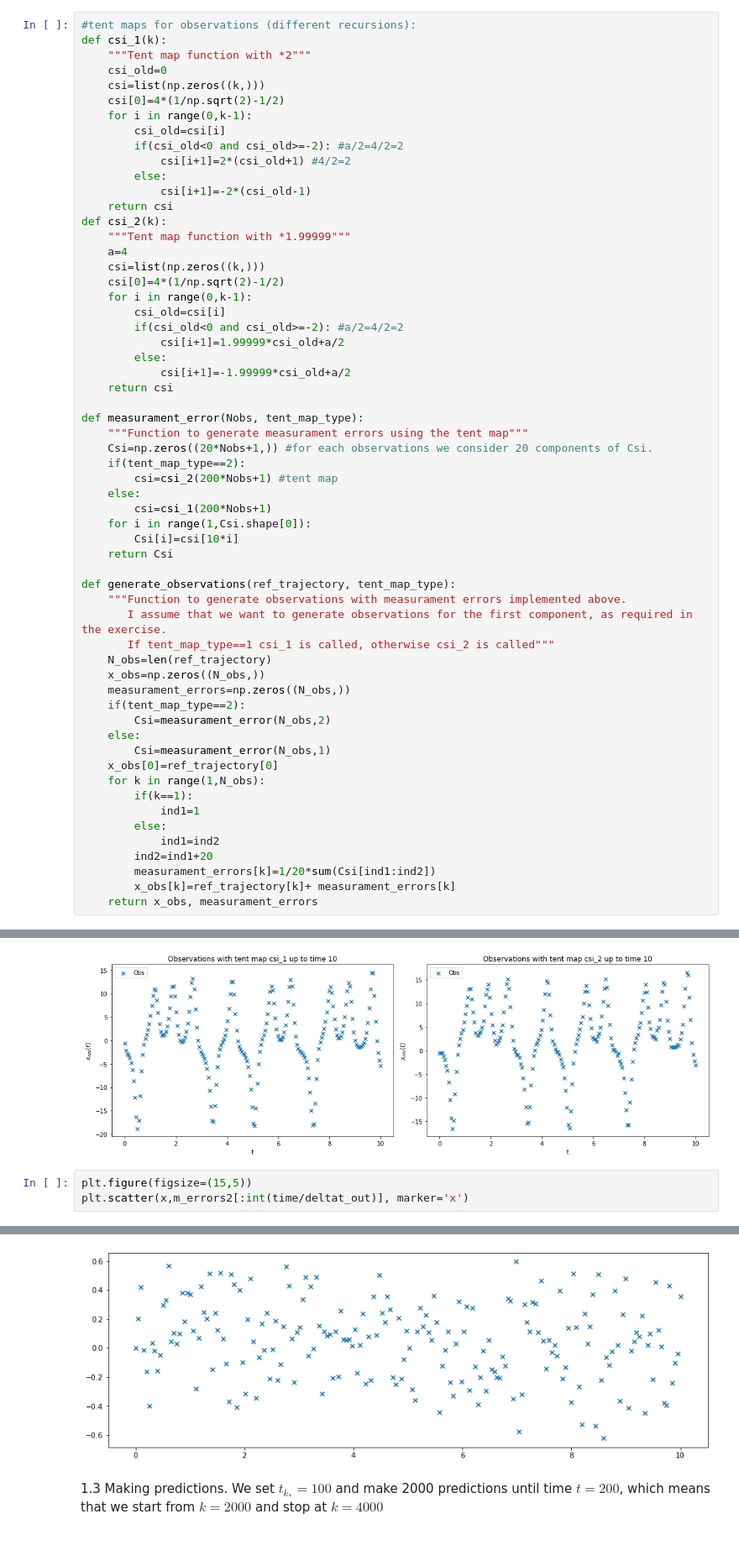
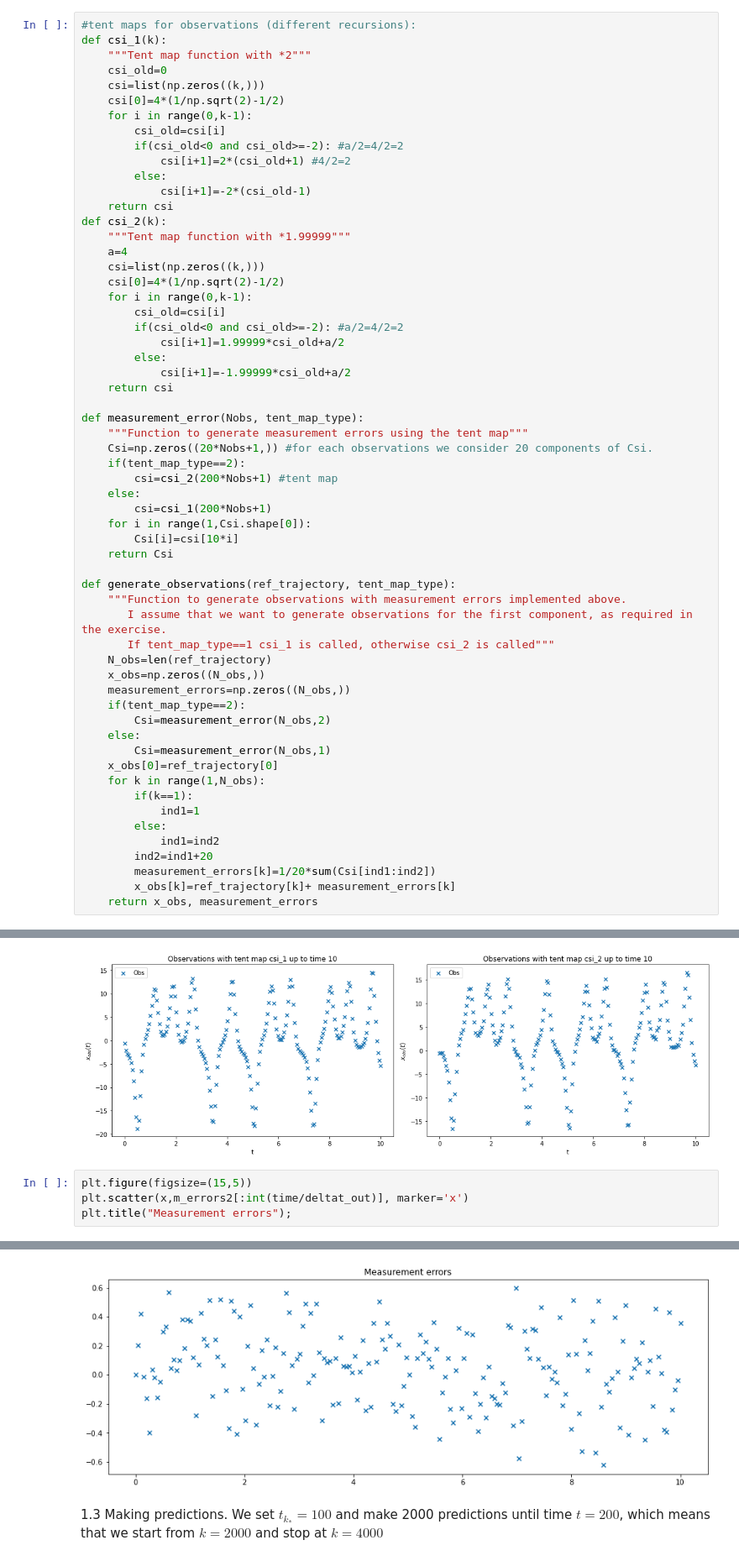
Before and after one commit to Yuvraj-Dhepe/uni_bayesian, a Jupyter notebook: Ex_2/Ms_version_Sheet2.ipynb, the cells around one changed output, grey strips where cells are left out. Shown at 84% size. Drawn from its saved outputs; the diff is of its cells as text.

```diff
--- a/Ex_2/Ms_version_Sheet2.ipynb
+++ b/Ex_2/Ms_version_Sheet2.ipynb
@@ -109,8 +109,8 @@ def csi_2(k):
             csi[i+1]=-1.99999*csi_old+a/2
     return csi
 
-def measurament_error(Nobs, tent_map_type):
-    """Function to generate measurament errors using the tent map"""
+def measurement_error(Nobs, tent_map_type):
+    """Function to generate measurement errors using the tent map"""
     Csi=np.zeros((20*Nobs+1,)) #for each observations we consider 20 components of Csi.
     if(tent_map_type==2):
         csi=csi_2(200*Nobs+1) #tent map
@@ -121,16 +121,16 @@ def measurament_error(Nobs, tent_map_type):
     return Csi
 
 def generate_observations(ref_trajectory, tent_map_type):
-    """Function to generate observations with measurament errors implemented above.
+    """Function to generate observations with measurement errors implemented above.
        I assume that we want to generate observations for the first component, as required in the exercise.
        If tent_map_type==1 csi_1 is called, otherwise csi_2 is called"""
     N_obs=len(ref_trajectory)
     x_obs=np.zeros((N_obs,))
-    measurament_errors=np.zeros((N_obs,))
+    measurement_errors=np.zeros((N_obs,))
     if(tent_map_type==2):
-        Csi=measurament_error(N_obs,2)
+        Csi=measurement_error(N_obs,2)
     else:
-        Csi=measurament_error(N_obs,1)
+        Csi=measurement_error(N_obs,1)
     x_obs[0]=ref_trajectory[0]
     for k in range(1,N_obs):
         if(k==1):
@@ -138,9 +138,9 @@ def generate_observations(ref_trajectory, tent_map_type):
         else:
             ind1=ind2
         ind2=ind1+20
-        measurament_errors[k]=1/20*sum(Csi[ind1:ind2])
-        x_obs[k]=ref_trajectory[k]+ measurament_errors[k]
-    return x_obs, measurament_errors
+        measurement_errors[k]=1/20*sum(Csi[ind1:ind2])
+        x_obs[k]=ref_trajectory[k]+ measurement_errors[k]
+    return x_obs, measurement_errors
 # %% [markdown]
 Generating observations with the two different recursions for the tent map:
 # %%
@@ -167,4 +167,5 @@ fig.tight_layout()
 # %%
 plt.figure(figsize=(15,5))
 plt.scatter(x,m_errors2[:int(time/deltat_out)], marker='x')
+plt.title("Measurement errors");
 # %% [output]
@@ -172,4 +172,4 @@ plt.scatter(x,m_errors2[:int(time/deltat_out)], marker='x')
-[figure, old version]
+[figure, new version]
 # %% [markdown]
 1.3 Making predictions. We set $t_{k_*}=100$ and make 2000 predictions until time $t=200$, which means that we start from $k=2000$ and stop at $k=4000$
 # %% [markdown]
```
Also changed, not shown: parts of 3 cells of this notebook, 1 other file.
